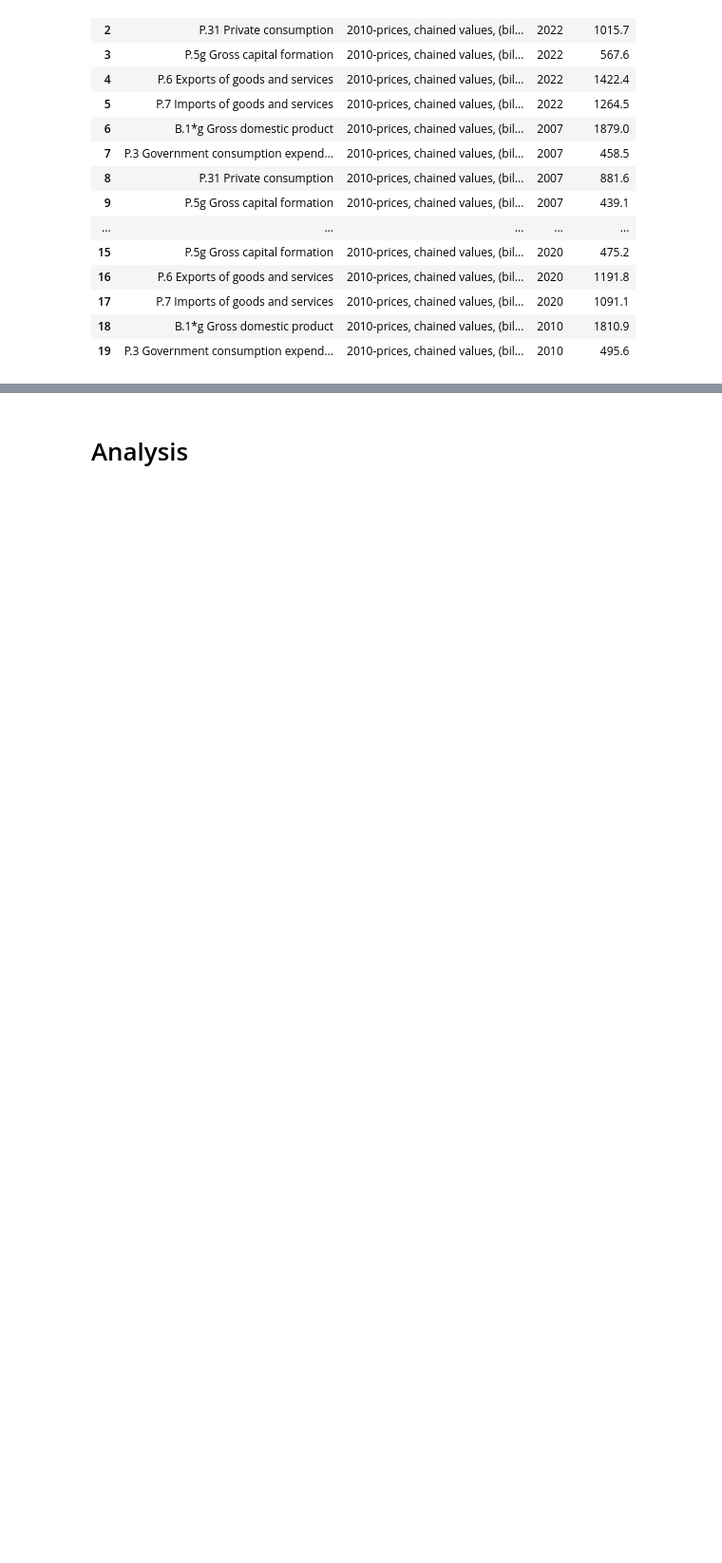
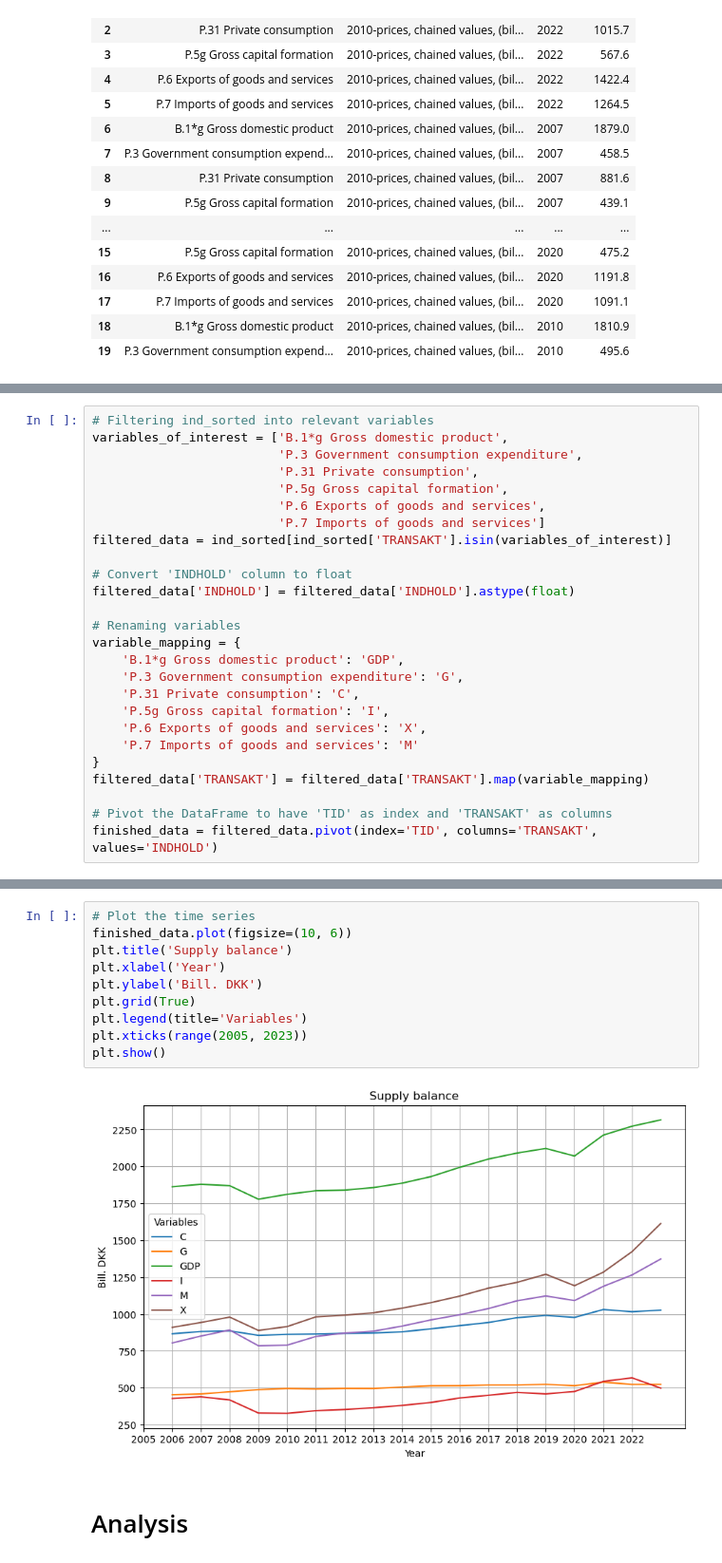
Before and after one commit to NumEconCopenhagen/projects-2024-kt, a Jupyter notebook: dataproject/dataproject.ipynb, the cells around one changed output, grey strips where cells are left out. Shown: that part at 95% size. Cells and saved outputs as stored; diff of their text form; blank space fills up the shorter version.

```diff
--- a/dataproject/dataproject.ipynb
+++ b/dataproject/dataproject.ipynb
@@ -165,0 +130,26 @@ Make sure that your resulting data sets have the correct number of rows and colu
+# %%
+# Filtering ind_sorted into relevant variables
+variables_of_interest = ['B.1*g Gross domestic product',
+                         'P.3 Government consumption expenditure',
+                         'P.31 Private consumption',
+                         'P.5g Gross capital formation',
+                         'P.6 Exports of goods and services',
+                         'P.7 Imports of goods and services']
+filtered_data = ind_sorted[ind_sorted['TRANSAKT'].isin(variables_of_interest)]
+
+# Convert 'INDHOLD' column to float
+filtered_data['INDHOLD'] = filtered_data['INDHOLD'].astype(float)
+
+# Renaming variables
+variable_mapping = {
+    'B.1*g Gross domestic product': 'GDP',
+    'P.3 Government consumption expenditure': 'G',
+    'P.31 Private consumption': 'C',
+    'P.5g Gross capital formation': 'I',
+    'P.6 Exports of goods and services': 'X',
+    'P.7 Imports of goods and services': 'M'
+}
+filtered_data['TRANSAKT'] = filtered_data['TRANSAKT'].map(variable_mapping)
+
+# Pivot the DataFrame to have 'TID' as index and 'TRANSAKT' as columns
+finished_data = filtered_data.pivot(index='TID', columns='TRANSAKT', values='INDHOLD')
@@ -166,2 +179,14 @@ Make sure that your resulting data sets have the correct number of rows and colu
+# %%
+# Plot the time series
+finished_data.plot(figsize=(10, 6))
+plt.title('Supply balance')
+plt.xlabel('Year')
+plt.ylabel('Bill. DKK')
+plt.grid(True)
+plt.legend(title='Variables')
+plt.xticks(range(2005, 2023))
+plt.show()
+# %% [output]
+[figure, added]
 # %% [markdown]
 # Analysis
```
Also changed, not shown: parts of 20 cells of this notebook.
